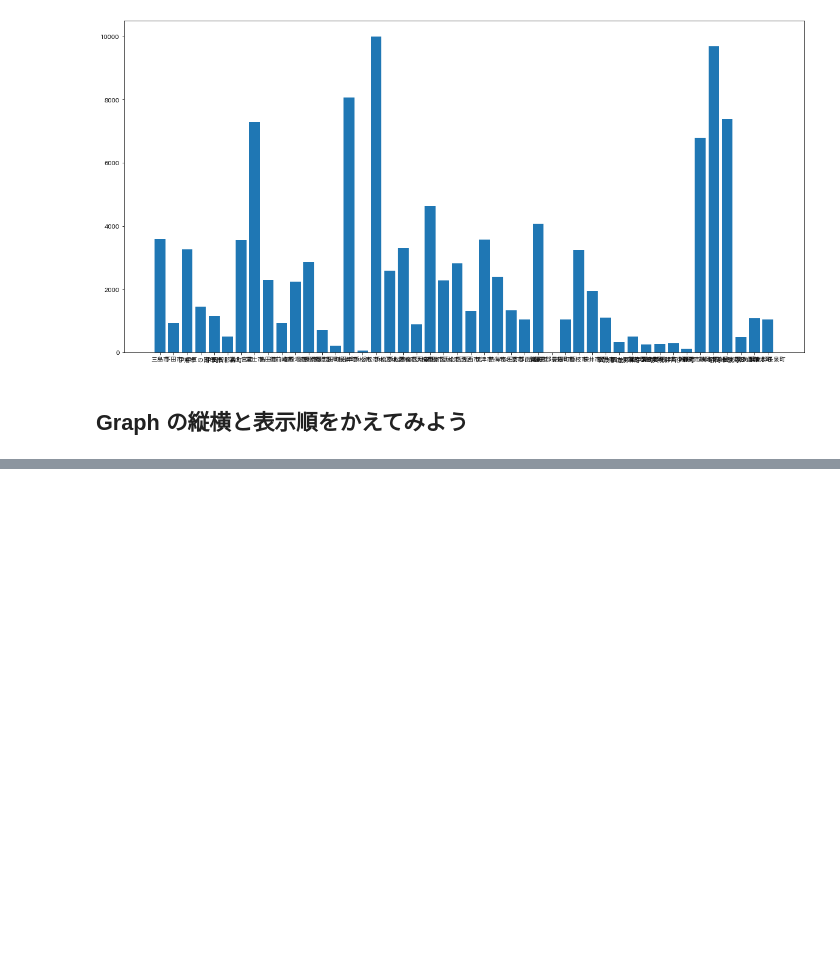
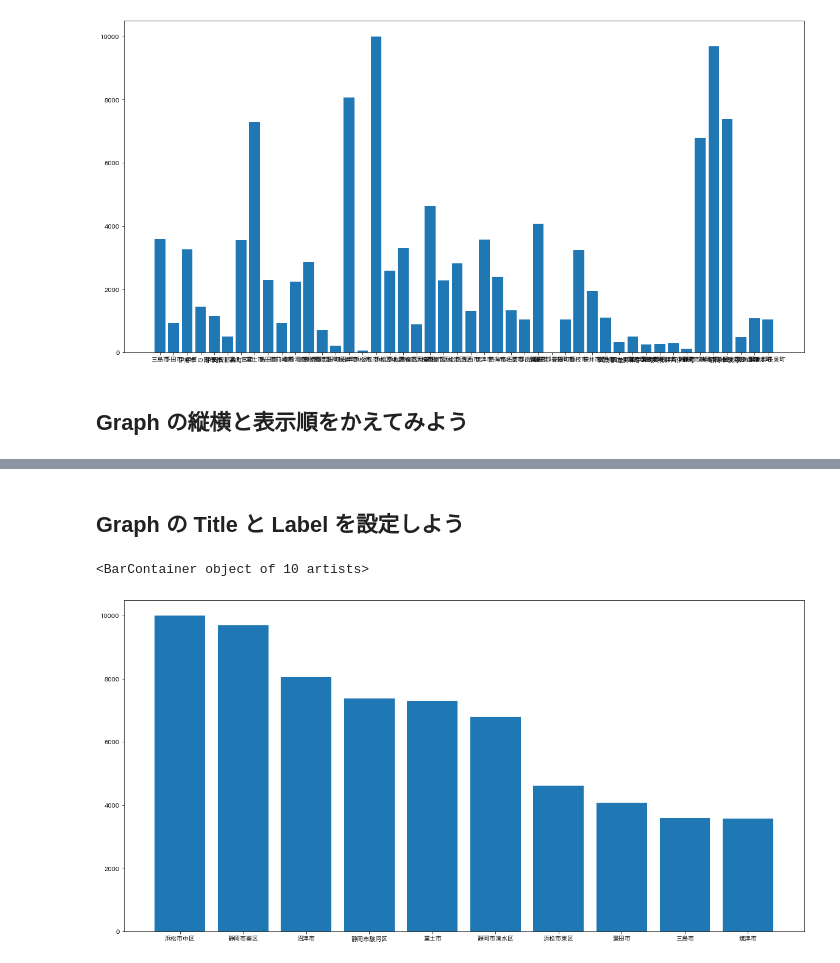
Before and after one commit to 1024xx4/100_Data_processing--visualization, a Jupyter notebook: structured_data.ipynb, the cells around one changed output, grey strips where cells are left out. Drawn from its saved outputs; the diff is of its cells as text; code cells hidden in the pictures; blank space fills up the shorter version.

Commit message:
Visualize: Graph の Title と Label を設定してみる#1

```diff
--- a/structured_data.ipynb
+++ b/structured_data.ipynb
@@ -1036,0 +1035,12 @@ plt.barh(x, y)
+# %% [markdown]
+## Graph の Title と Label を設定しよう
+# %%
+# 上位10件の棒Graph
+tmp.sort_values(inplace=True, ascending=False)  # Data を降順に保持する
+plt.figure(figsize=(20, 10))  # Graph の表示Size を変更
+x = tmp[:10].index  # x軸に変数を設定
+y = tmp[:10].values  # y軸に値を設定
+plt.bar(x, y)  # 縦の棒Graph を描画
+# %% [output]
+<BarContainer object of 10 artists>
+[figure, added]
```
Also changed, not shown: parts of 6 cells of this notebook.
